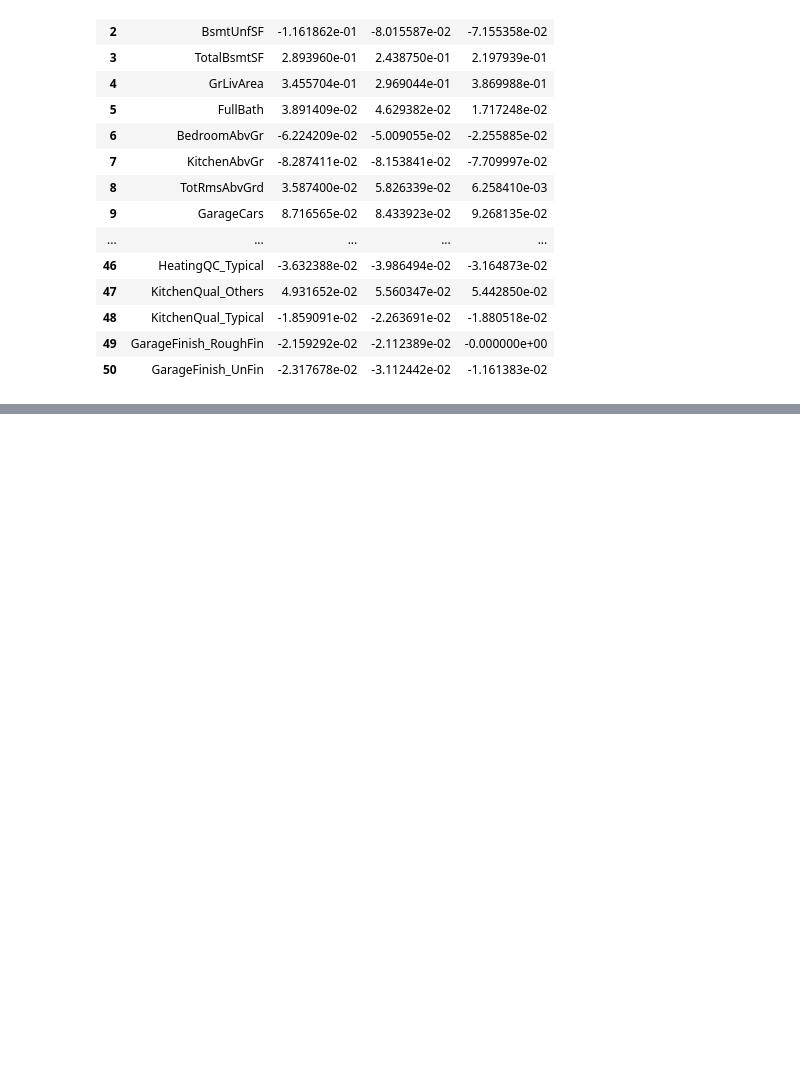
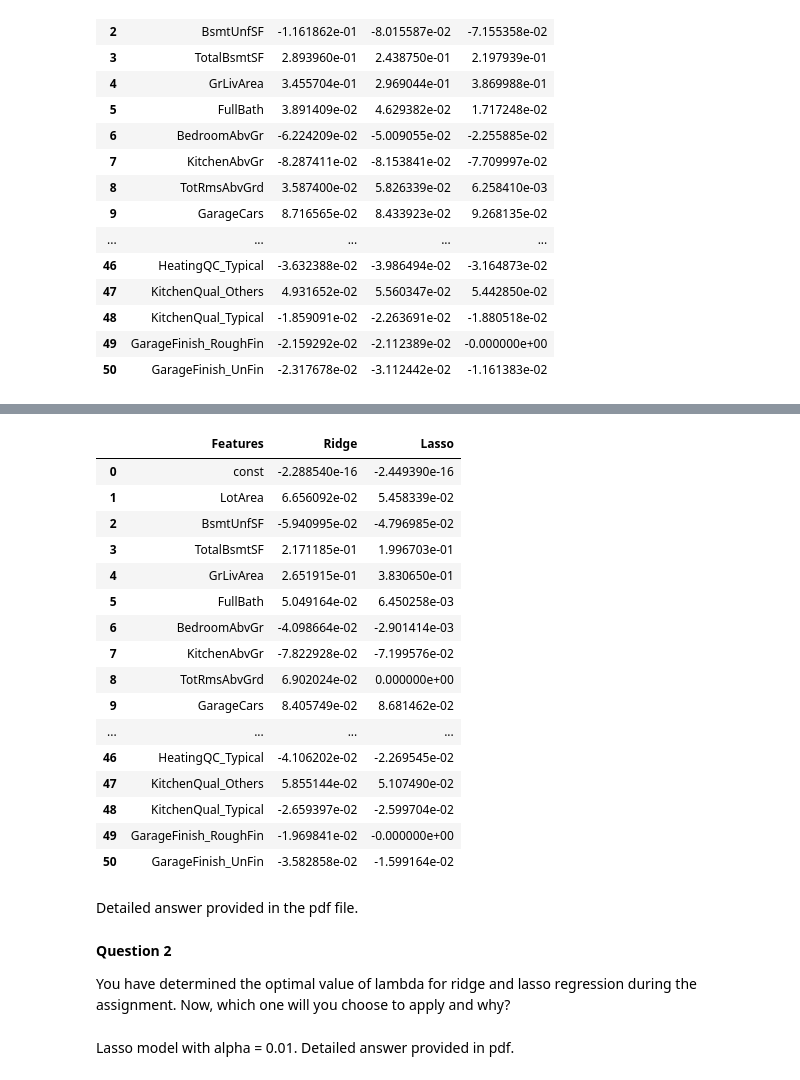
Before and after one commit to andrea-naz7/Sunrise_Housing_CaseStudy, a Jupyter notebook: Sunrise_Housing_Andrea.ipynb, the cells around one changed output, grey strips where cells are left out. Cells and saved outputs as stored; diff of their text form; code cells hidden in the pictures; blank space fills up the shorter version.

```diff
--- a/Sunrise_Housing_Andrea.ipynb
+++ b/Sunrise_Housing_Andrea.ipynb
@@ -1869,0 +1934,29 @@ of the coefficients when compared to Ridge & MLR equations.
+# %%
+#Lasso with alpha = 0.01*2 = 0.02
+lasso = Lasso(alpha=0.02)
+lasso.fit(X_train, y_train)
+
+y_train_pred = lasso.predict(X_train)
+y_test_pred = lasso.predict(X_test)
+
+#metrics
+metric.append(calc_metrics('Lasso-x2[Train]',y_train,y_train_pred))
+metric.append(calc_metrics('Lasso-x2[Test]',y_test,y_test_pred))
+
+#build final table with constants & all coefficients
+y_list = []
+model_1= pd.DataFrame()
+y_list = [lasso.intercept_]
+y_list.extend(lasso.coef_)
+model_1['Lasso'] = y_list
+
+#built the table for display
+y_list=[]
+betas_model_1['Lasso'] = model_1['Lasso']
+
+#most important predicators for Ridge with alpha = 100
+x_list=[]
+for pos,coef in betas_model_1['Lasso'].sort_values(ascending=False).items():
+    x_list.append(betas_model_1.iloc[pos]['Features'])
+
+print('The top predictors for Lasso with alpha=0.02 are : ', list(x_list[:10]))
@@ -1869,0 +1982,29 @@ of the coefficients when compared to Ridge & MLR equations.
+# %%
+betas_model_1
+# %% [output]
+|  | Features | Ridge | Lasso |
+| 0 | const | -2.288540e-16 | -2.449390e-16 |
+| 1 | LotArea | 6.656092e-02 | 5.458339e-02 |
+| 2 | BsmtUnfSF | -5.940995e-02 | -4.796985e-02 |
+| 3 | TotalBsmtSF | 2.171185e-01 | 1.996703e-01 |
+| 4 | GrLivArea | 2.651915e-01 | 3.830650e-01 |
+| 5 | FullBath | 5.049164e-02 | 6.450258e-03 |
+| 6 | BedroomAbvGr | -4.098664e-02 | -2.901414e-03 |
+| 7 | KitchenAbvGr | -7.822928e-02 | -7.199576e-02 |
+| 8 | TotRmsAbvGrd | 6.902024e-02 | 0.000000e+00 |
+| 9 | GarageCars | 8.405749e-02 | 8.681462e-02 |
+| ... | ... | ... | ... |
+| 46 | HeatingQC_Typical | -4.106202e-02 | -2.269545e-02 |
+| 47 | KitchenQual_Others | 5.855144e-02 | 5.107490e-02 |
+| 48 | KitchenQual_Typical | -2.659397e-02 | -2.599704e-02 |
+| 49 | GarageFinish_RoughFin | -1.969841e-02 | -0.000000e+00 |
+| 50 | GarageFinish_UnFin | -3.582858e-02 | -1.599164e-02 |
+# %% [markdown]
+Detailed answer provided in the pdf file.
+# %% [markdown]
+**Question 2**
+
+You have determined the optimal value of lambda for ridge and lasso regression during the assignment. Now, which one will
+you choose to apply and why?
+# %% [markdown]
+Lasso model with alpha = 0.01. Detailed answer provided in pdf.
```
Also changed, not shown: parts of 243 cells of this notebook, 2 other files.
